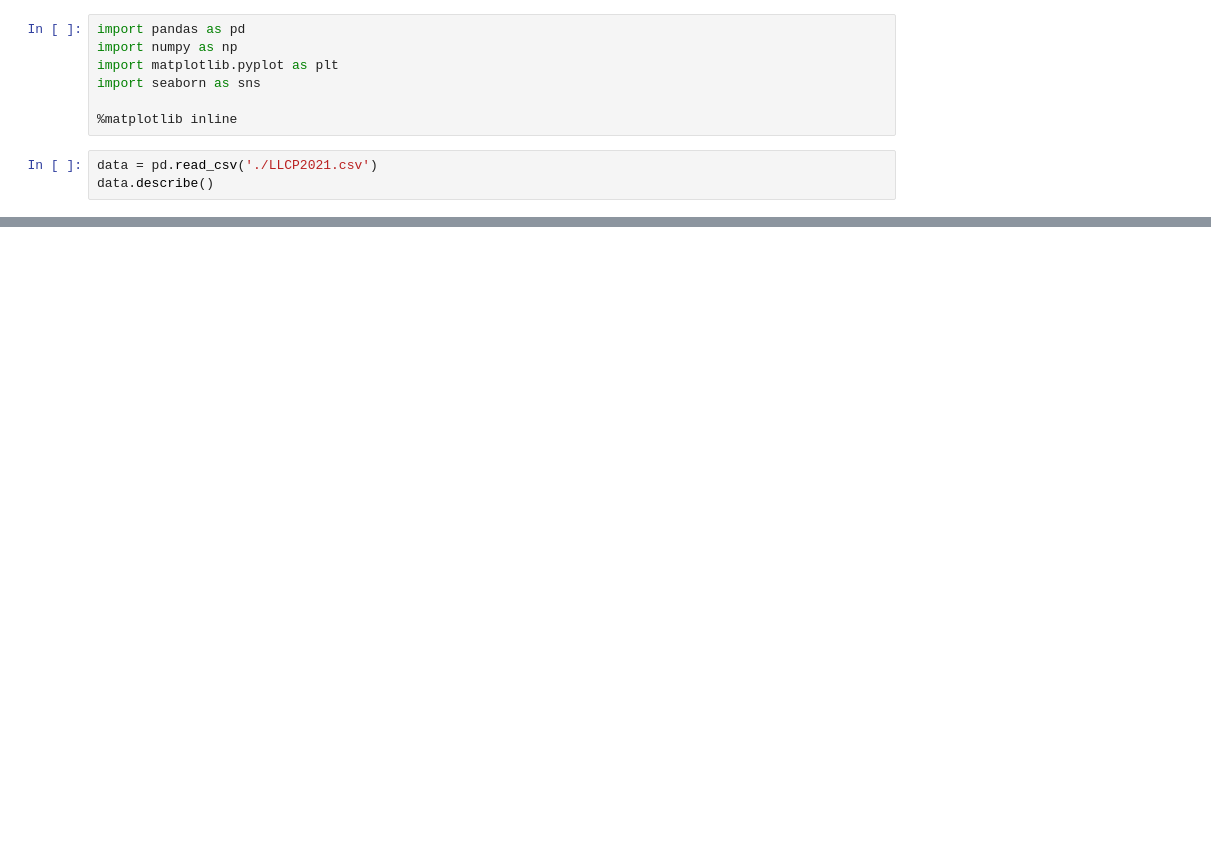
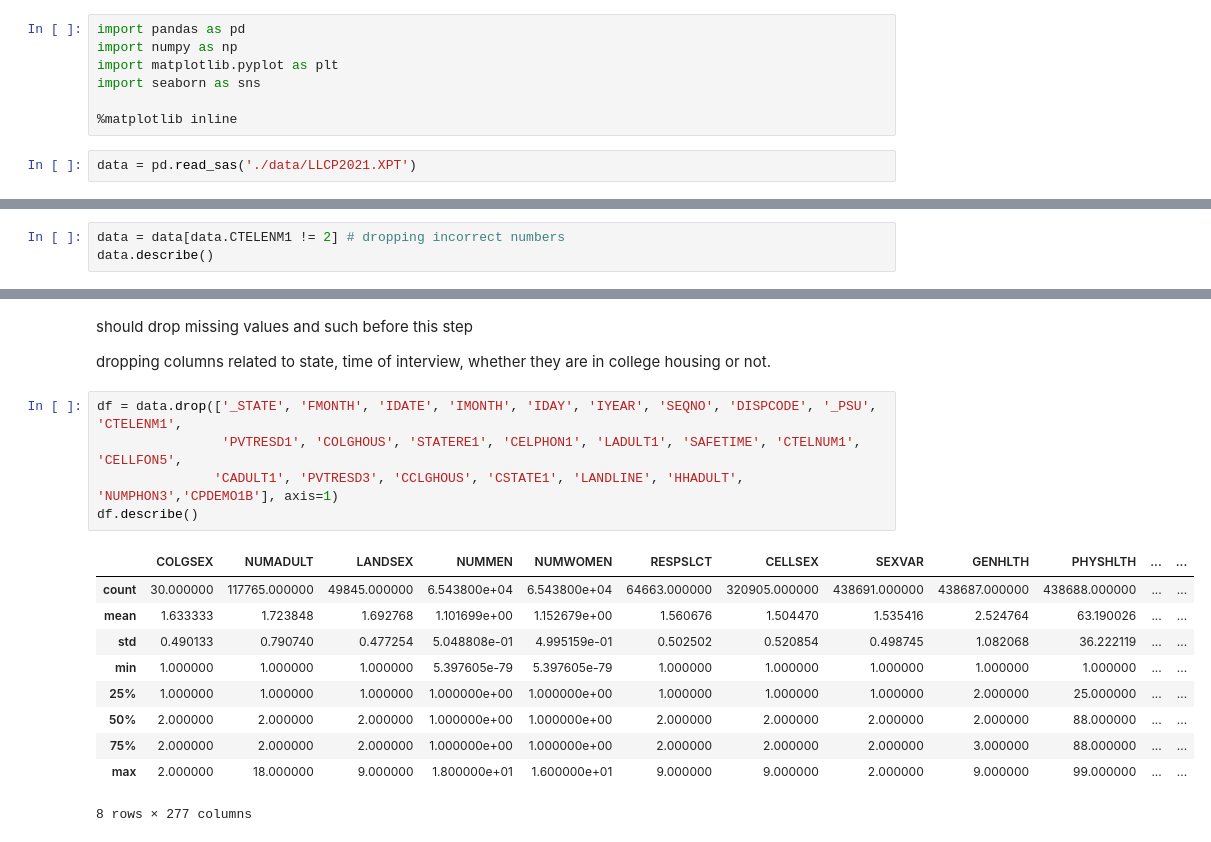
Before and after one commit to puhalskib/adv-p-health, a Jupyter notebook: main.ipynb, the cells around one changed output, grey strips where cells are left out. Drawn from its saved outputs; the diff is of its cells as text; blank space fills up the shorter version.

Commit message:
fixed using only recent data

```diff
--- a/main.ipynb
+++ b/main.ipynb
@@ -6,5 +6,4 @@ import seaborn as sns
 
 %matplotlib inline
 # %%
-data = pd.read_csv('./LLCP2021.csv')
-data.describe()
+data = pd.read_sas('./data/LLCP2021.XPT')
@@ -30,0 +90,3 @@ Index(['Unnamed: 0', '_STATE', 'FMONTH', 'IDATE', 'IMONTH', 'IDAY', 'IYEAR',
+# %%
+data = data[data.CTELENM1 != 2] # dropping incorrect numbers
+data.describe()
@@ -30,0 +111,20 @@ Index(['Unnamed: 0', '_STATE', 'FMONTH', 'IDATE', 'IMONTH', 'IDAY', 'IYEAR',
+# %% [markdown]
+should drop missing values and such before this step
+
+dropping columns related to state, time of interview, whether they are in college housing or not.
+# %%
+df = data.drop(['_STATE', 'FMONTH', 'IDATE', 'IMONTH', 'IDAY', 'IYEAR', 'SEQNO', 'DISPCODE', '_PSU', 'CTELENM1',
+                'PVTRESD1', 'COLGHOUS', 'STATERE1', 'CELPHON1', 'LADULT1', 'SAFETIME', 'CTELNUM1', 'CELLFON5',
+               'CADULT1', 'PVTRESD3', 'CCLGHOUS', 'CSTATE1', 'LANDLINE', 'HHADULT', 'NUMPHON3','CPDEMO1B'], axis=1)
+df.describe()
+# %% [output]
+|  | COLGSEX | NUMADULT | LANDSEX | NUMMEN | NUMWOMEN | RESPSLCT | CELLSEX | SEXVAR | GENHLTH | PHYSHLTH | ... | ... |
+| count | 30.000000 | 117765.000000 | 49845.000000 | 6.543800e+04 | 6.543800e+04 | 64663.000000 | 320905.000000 | 438691.000000 | 438687.000000 | 438688.000000 | ... | ... |
+| mean | 1.633333 | 1.723848 | 1.692768 | 1.101699e+00 | 1.152679e+00 | 1.560676 | 1.504470 | 1.535416 | 2.524764 | 63.190026 | ... | ... |
+| std | 0.490133 | 0.790740 | 0.477254 | 5.048808e-01 | 4.995159e-01 | 0.502502 | 0.520854 | 0.498745 | 1.082068 | 36.222119 | ... | ... |
+| min | 1.000000 | 1.000000 | 1.000000 | 5.397605e-79 | 5.397605e-79 | 1.000000 | 1.000000 | 1.000000 | 1.000000 | 1.000000 | ... | ... |
+| 25% | 1.000000 | 1.000000 | 1.000000 | 1.000000e+00 | 1.000000e+00 | 1.000000 | 1.000000 | 1.000000 | 2.000000 | 25.000000 | ... | ... |
+| 50% | 2.000000 | 2.000000 | 2.000000 | 1.000000e+00 | 1.000000e+00 | 2.000000 | 2.000000 | 2.000000 | 2.000000 | 88.000000 | ... | ... |
+| 75% | 2.000000 | 2.000000 | 2.000000 | 1.000000e+00 | 1.000000e+00 | 2.000000 | 2.000000 | 2.000000 | 3.000000 | 88.000000 | ... | ... |
+| max | 2.000000 | 18.000000 | 9.000000 | 1.800000e+01 | 1.600000e+01 | 9.000000 | 9.000000 | 2.000000 | 9.000000 | 99.000000 | ... | ... |
+8 rows × 277 columns
```
Also changed, not shown: parts of 16 cells of this notebook, 4 other files.
